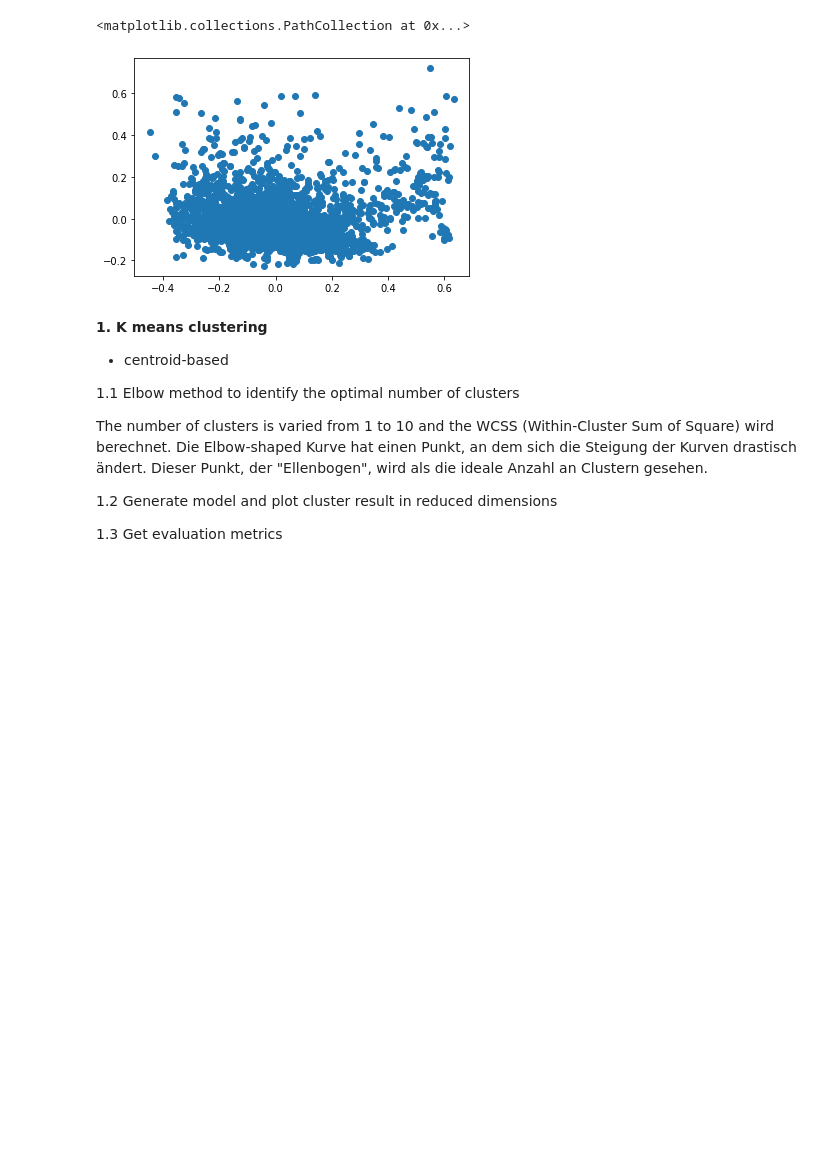
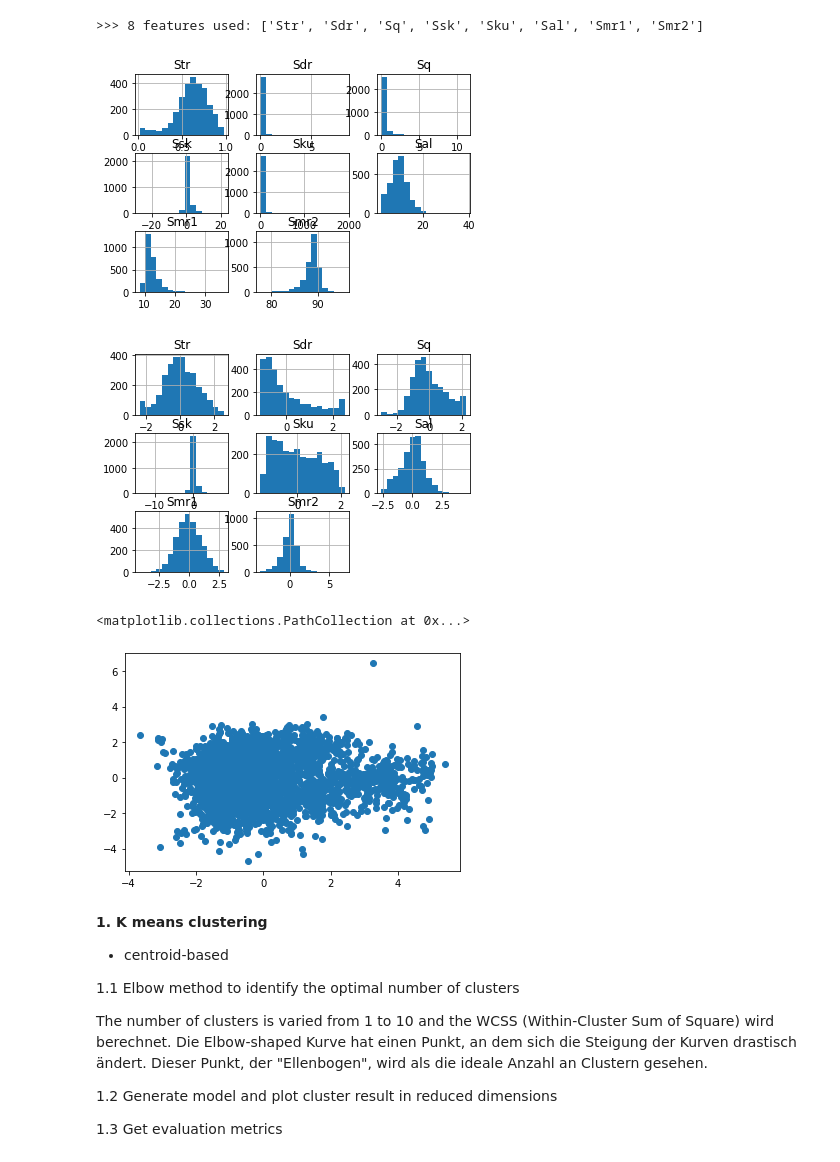
Before and after one commit to CarolinRi/CorneaAI, a Jupyter notebook: Clustering_V1.ipynb, the cells around one changed output. Saved outputs shown, nothing was run; the diff lists cells and outputs as text; code cells hidden in the pictures; blank space fills up the shorter version.

```diff
--- a/Clustering_V1.ipynb
+++ b/Clustering_V1.ipynb
@@ -133,12 +173,24 @@ max       5.199338     5.199338     5.199338     5.199338     5.199338
+# %%
+# get evidence as a dataframe and labels as a list; the DF includes the specified set of features
+to_keep, df_evidence, labels = get_evidence(data, feature_count = 8, export = True, clear_outliers = False)
+
+# do preprocessing, methods = 'minmax', 'standard', 'robust', 'powert', 'quantile'
+df_evidence_sc = do_preprocessing(df_evidence, method = 'powert', export = True)
+
+# print(evidence_sc_desc)
+# %% [output]
+>>> 8 features used: ['Str', 'Sdr', 'Sq', 'Ssk', 'Sku', 'Sal', 'Smr1', 'Smr2']
+[figure, added]
+[figure, added]
 # %%
 # principal component analysis
 
 pca = sklearnPCA(n_components=2) #2-dimensional PCA
-transformed = pd.DataFrame(pca.fit_transform(evidence.copy()))
+transformed = pd.DataFrame(pca.fit_transform(df_evidence_sc.copy()))
 plt.scatter(transformed[:][0],transformed[:][1])
 # %% [output]
 <matplotlib.collections.PathCollection at 0x...>
-[figure, old version]
+[figure, new version]
 # %% [markdown]
 **1. K means clustering**
 
```
Also changed, not shown: parts of 12 cells of this notebook.
